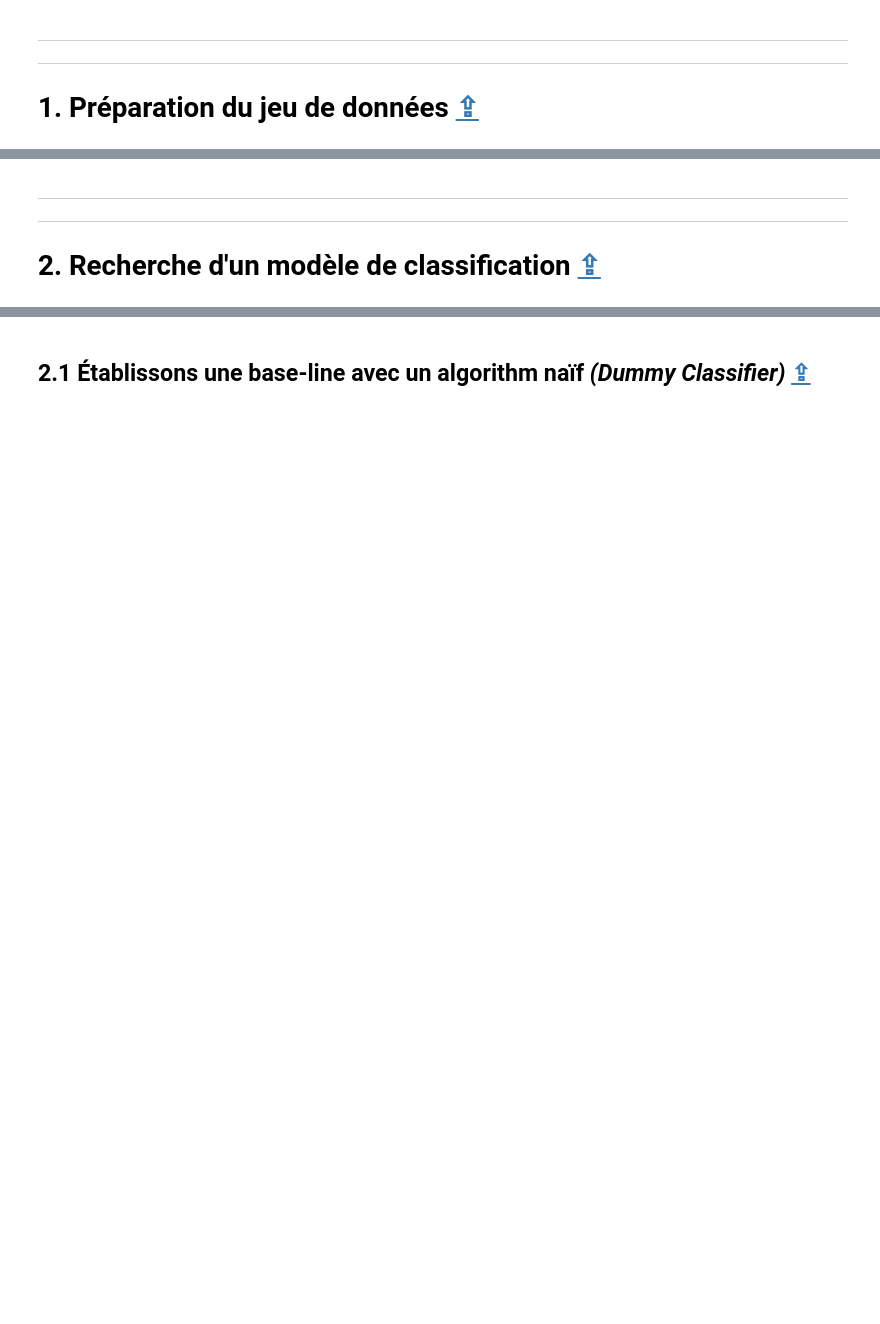
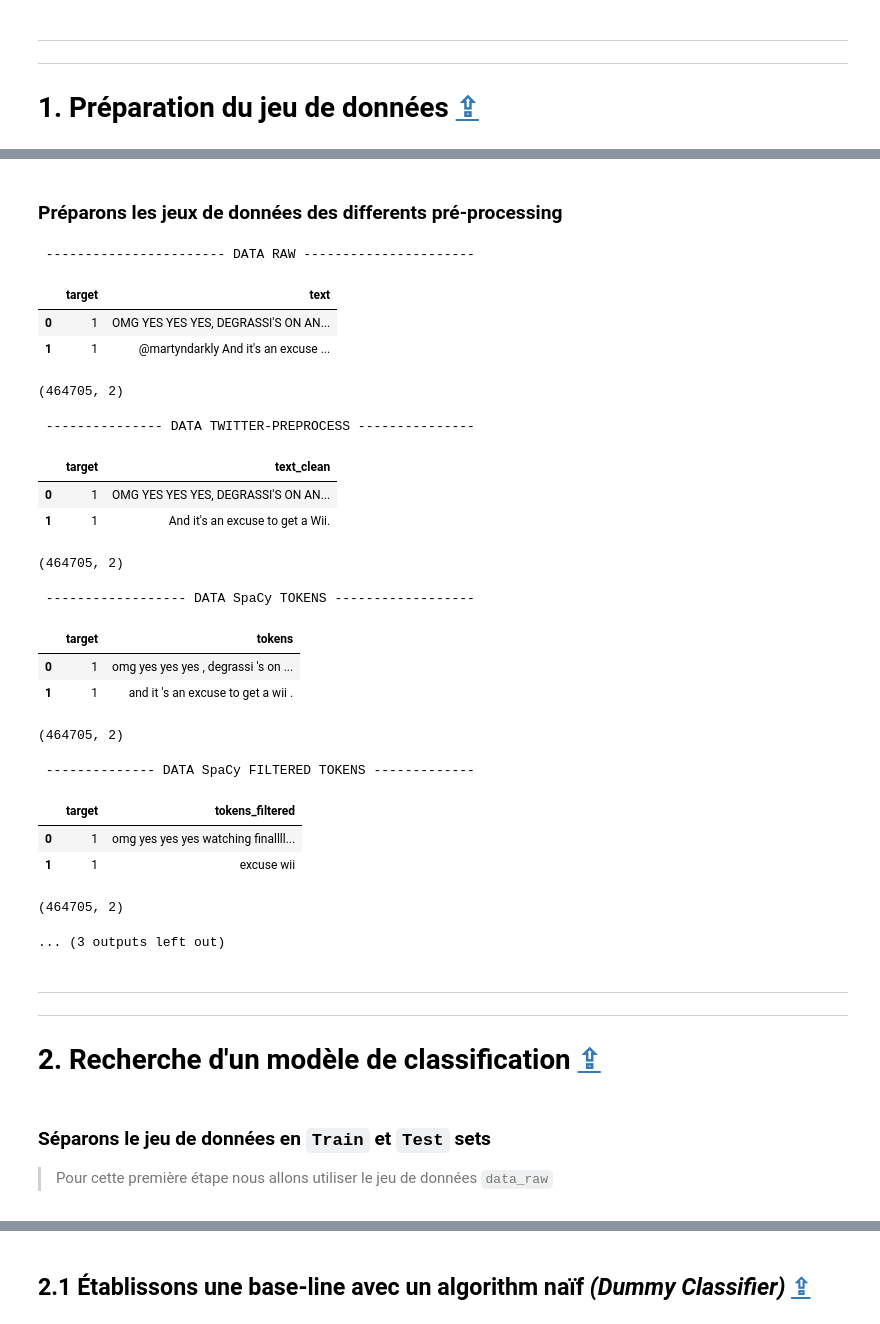
Before and after one commit to Valkea/OC_AI_07, a Jupyter notebook: 02_Classification_classique.ipynb, the cells around one changed output, grey strips where cells are left out. Cells and saved outputs as stored; diff of their text form; code cells hidden in the pictures; blank space fills up the shorter version.

```diff
--- a/02_Classification_classique.ipynb
+++ b/02_Classification_classique.ipynb
@@ -78,4 +72,51 @@ Sets shapes >> X_train: (400000, 28084), X_test: (100000, 28084)
+# %% [markdown]
+### Préparons les jeux de données des differents pré-processing
+# %%
+data_raw = data_full[['target','text']]
+print("\n", " DATA RAW ".center(55, '-'))
+display(data_raw.head(2), data_raw.shape)
+
+data_preprocess_01 = data_full[['target','text_clean']]
+print("\n", " DATA TWITTER-PREPROCESS ".center(55, '-'))
+display(data_preprocess_01.head(2), data_preprocess_01.shape)
+
+data_preprocess_02 = data_full[['target','tokens']]
+print("\n", " DATA SpaCy TOKENS ".center(55, '-'))
+display(data_preprocess_02.head(2), data_preprocess_02.shape)
+
+data_preprocess_03 = data_full[['target','tokens_filtered']]
+print("\n", " DATA SpaCy FILTERED TOKENS ".center(55, '-'))
+display(data_preprocess_03.head(2), data_preprocess_03.shape)
+
+data_preprocess_04 = data_full[['target','lemmas']]
+print("\n", " DATA SpaCy LEMMAS ".center(55, '-'))
+display(data_preprocess_04.head(2), data_preprocess_04.shape)
+# %% [output]
+ ----------------------- DATA RAW ----------------------
+|  | target | text |
+| 0 | 1 | OMG YES YES YES, DEGRASSI'S ON AN... |
+| 1 | 1 | @martyndarkly And it's an excuse ... |
+(464705, 2)
+ --------------- DATA TWITTER-PREPROCESS ---------------
+|  | target | text_clean |
+| 0 | 1 | OMG YES YES YES, DEGRASSI'S ON AN... |
+| 1 | 1 | And it's an excuse to get a Wii. |
+(464705, 2)
+ ------------------ DATA SpaCy TOKENS ------------------
+|  | target | tokens |
+| 0 | 1 | omg yes yes yes , degrassi 's on ... |
+| 1 | 1 | and it 's an excuse to get a wii . |
+(464705, 2)
+ -------------- DATA SpaCy FILTERED TOKENS -------------
+|  | target | tokens_filtered |
+| 0 | 1 | omg yes yes yes watching finallll... |
+| 1 | 1 | excuse wii |
+(464705, 2)
+... (3 outputs left out)
 # %% [markdown]
 ---
 ---
 # 2. Recherche d'un modèle de classification <a class="anchor" id="CLF"></a> [⇪](#menu)
+# %% [markdown]
+### Séparons le jeu de données en `Train` et `Test` sets
+> Pour cette première étape nous allons utiliser le jeu de données `data_raw`
```
Also changed, not shown: parts of 59 cells of this notebook, 2 other files.
